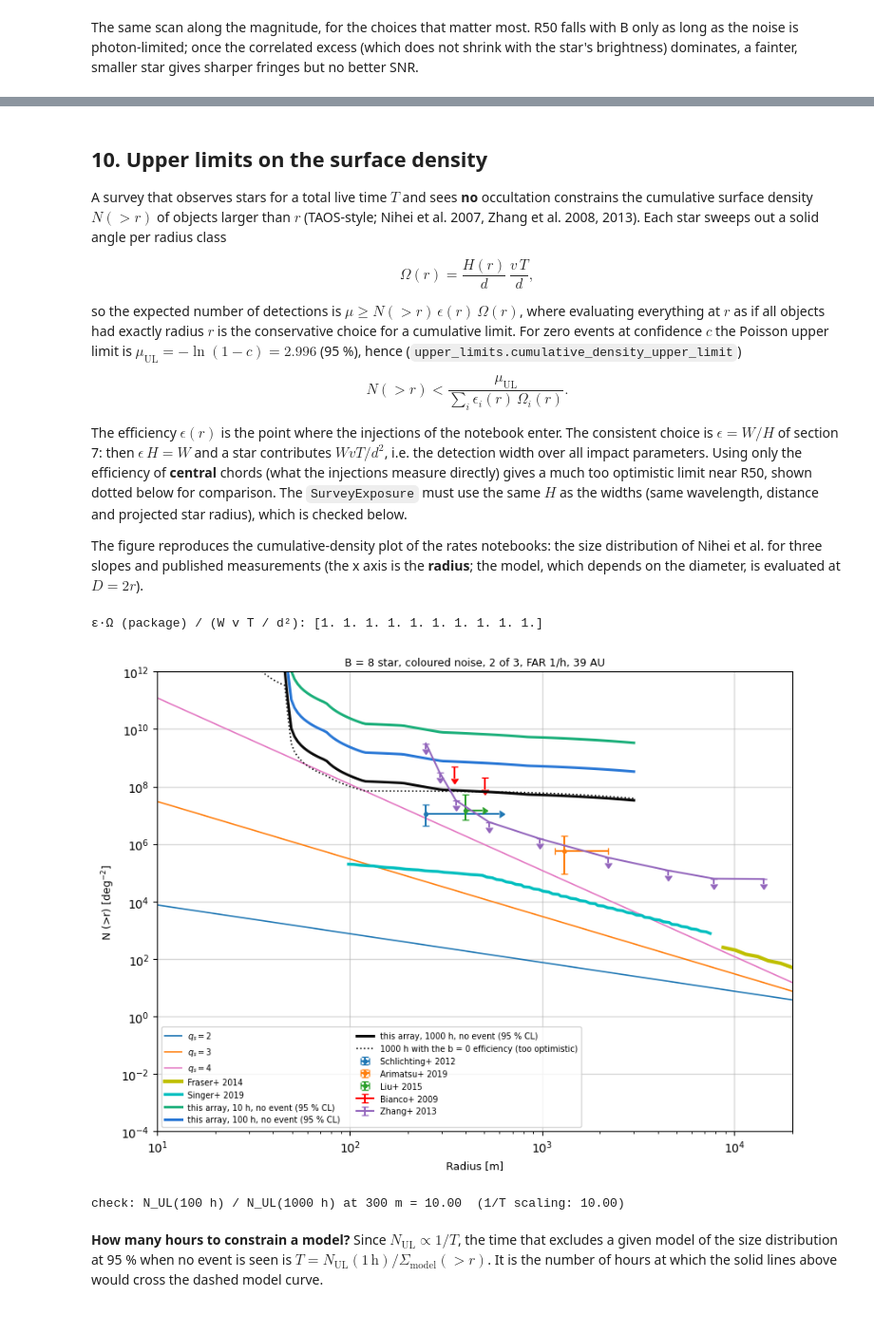
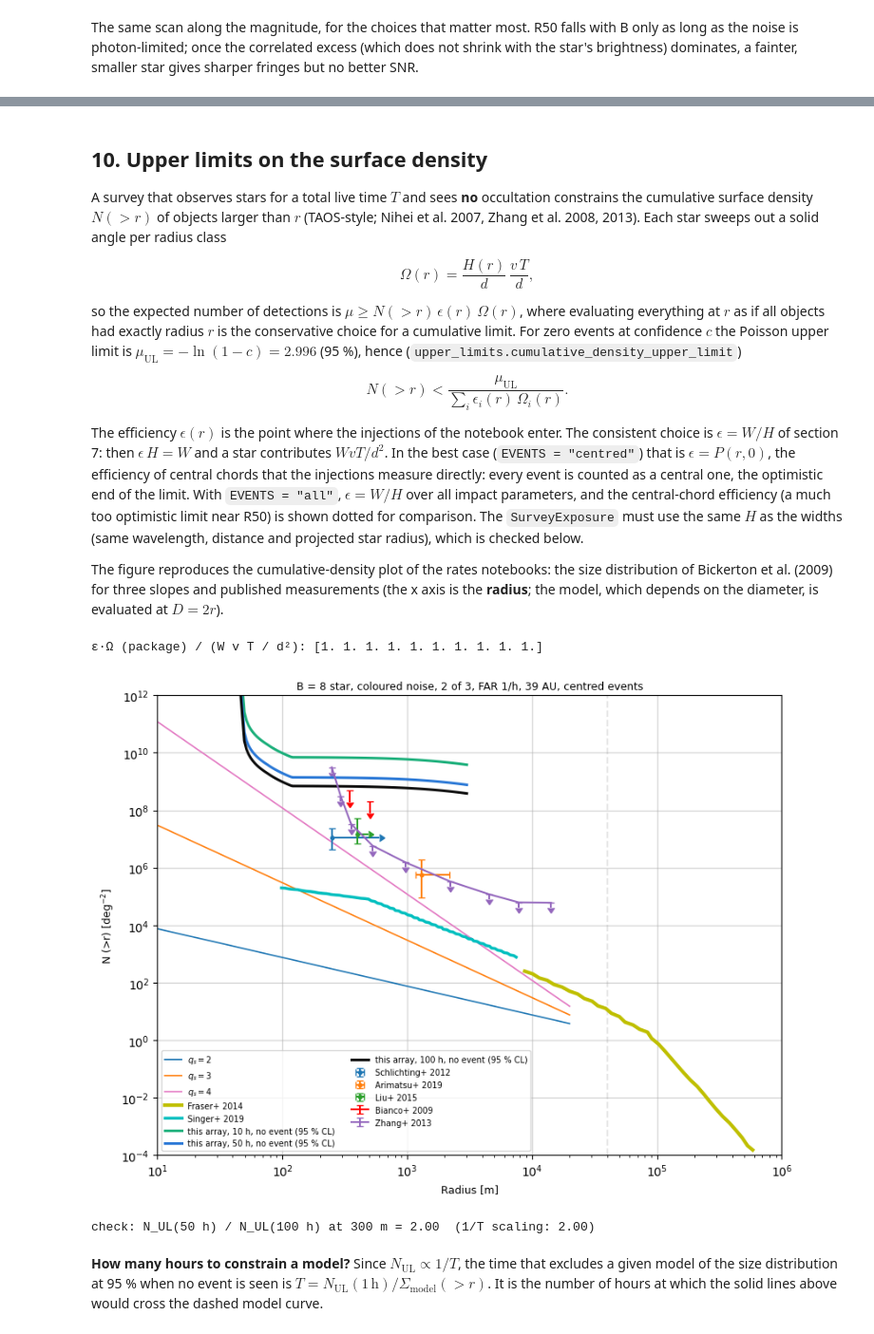
Before and after one commit to eliadse/kbo-occultation, a Jupyter notebook: notebooks/synthetic_upper_limits.ipynb, the cells around one changed output, grey strips where cells are left out. Shown at 95% size. Saved outputs shown, nothing was run; the diff lists cells and outputs as text; code cells hidden in the pictures.

Commit message:
Best case modifications with a bug update on the surface density equation. Also the bank of templates now uses the telescope response

```diff
--- a/notebooks/synthetic_upper_limits.ipynb
+++ b/notebooks/synthetic_upper_limits.ipynb
@@ -684,7 +654,7 @@ ax.set_yscale("log")
 ax.set_ylim(0.5, None)
 ax.set_xlabel("matched-filter SNR of the uninjected run")
 ax.set_ylabel("samples")
-ax.set_title(f"{DEMO_NOISE} noise, bank template of R = 100 m")
+ax.set_title(f"{DEMO_NOISE} noise, template of R = {DEMO_R:g} m")
 ax.legend(frameon=False, fontsize=8)
 finish(fig, "13_snr_trace_histogram")
 # %% [output]
@@ -951,7 +943,7 @@ for i, noise in enumerate(NOISE_MODELS):
             c = INK if "of" in config else TEL_COLOR[config]
             lab = f"{MIN_NTEL} of 3" if "of" in config else TEL_NAME[config]
             ax.errorbar(g["radius_m"], g["eff"], g["eff_err"], fmt="o", ms=3.5, color=c, elinewidth=0.9, alpha=1.0 if "of" in config else 0.7, label=lab)
-            ax.plot(g["radius_m"], g["eff_pred_bank"], color=c, lw=1.8 if "of" in config else 0.9, alpha=1.0 if "of" in config else 0.7)
+            ax.plot(g["radius_m"], g["eff_pred_matched"], color=c, lw=1.8 if "of" in config else 0.9, alpha=1.0 if "of" in config else 0.7)
         ax.axhline(0.5, color=GRID, lw=1)
         ax.set_xscale("log")
         ax.set_xlim(RADII[0] / 1.3, RADII[-1] * 1.3)
@@ -965,6 +957,6 @@ for i, noise in enumerate(NOISE_MODELS):
         if j == 0:
             ax.set_ylabel("detection efficiency")
 axes[0, 0].legend(frameon=False, fontsize=7, loc="lower right")
-fig.suptitle(f"FAR = {HEAD_FAR:g}/h, correction: {HEAD_CORR}; points: injections, lines: bank prediction", fontsize=9, color=INK)
+fig.suptitle(f"FAR = {HEAD_FAR:g}/h, correction: {HEAD_CORR}; points: injections, lines: prediction", fontsize=9, color=INK)
 finish(fig, "16_efficiency")
 # %% [output]
@@ -1039,7 +1028,7 @@ for label, sp in snr_pred.items():
     pf = (cat(parts_f).groupby(by[:3] + ["radius_m", "config", "far_per_hr"], as_index=False)["eff_pred"].mean())
     part = ms.efficiency_r50(pf, "eff_pred", by).rename(columns={"r50_m": f"r50_{label}", "status": f"status_{label}"})
     r50 = r50.merge(part, on=by)
-r50["ratio_bank"] = r50["r50_bank"] / r50["r50_meas"]
+r50["ratio_matched"] = r50["r50_matched"] / r50["r50_meas"]
 
 fig, axes = plt.subplots(1, len(NOISE_MODELS), figsize=(5.0 * len(NOISE_MODELS), 3.6), squeeze=False, sharey=True)
 for ax, noise in zip(axes[0], NOISE_MODELS):
@@ -1051,20 +1040,19 @@ for ax, noise in zip(axes[0], NOISE_MODELS):
         lab = f"{MIN_NTEL} of 3" if "of" in config else TEL_NAME[config]
         w = 1.8 if "of" in config else 0.9
         ax.plot(g["mag_B"], g["r50_meas"], "o", color=c, ms=5 if "of" in config else 3.5, label=lab)
-        ax.plot(g["mag_B"], g["r50_bank"], "-", color=c, lw=w)
-        ax.plot(g["mag_B"], g["r50_matched"], ":", color=c, lw=w)
+        ax.plot(g["mag_B"], g["r50_matched"], "-", color=c, lw=w)
     ax.set_xlabel("B magnitude")
     ax.set_title(f"{noise} noise, FAR {HEAD_FAR:g}/h")
 axes[0, 0].set_ylabel("R50 [m]")
-axes[0, 0].legend(frameon=False, fontsize=7, title="points: injections\nsolid: bank, dotted: matched", title_fontsize=6)
+axes[0, 0].legend(frameon=False, fontsize=7, title="points: injections\nline: matched-template prediction", title_fontsize=6)
 finish(fig, "17_r50_vs_mag")
 
 head = r50[(r50["config"] == f"{MIN_NTEL}of3") & (r50["correction"] == HEAD_CORR)]
-print(f"R50 [m] of {MIN_NTEL} of 3, correction {HEAD_CORR}:  injections / search-bank prediction / matched-template prediction")
+print(f"R50 [m] of {MIN_NTEL} of 3, correction {HEAD_CORR}:  injections / matched-template prediction")
 for far in FARS:
     h = head[head["far_per_hr"] == far]
     print(f"FAR {far:g}/h")
-    print(h.assign(R50=[f"{m:.0f} / {b:.0f} / {t:.0f}" for m, b, t in zip(h["r50_meas"], h["r50_bank"], h["r50_matched"])])
+    print(h.assign(R50=[f"{m:.0f} / {t:.0f}" for m, t in zip(h["r50_meas"], h["r50_matched"])])
           .pivot_table(index="night", columns="mag_B", values="R50", aggfunc="first").to_string())
 bad = r50[(r50["status_meas"] != "ok")]
 if len(bad):
@@ -1196,12 +1193,11 @@ predictions (`ms.model_budget`) builds its instrument without one, so the knob w
 # %%
 BASE_MAG = MAG_MID
 BASE_NOISE = NOISE_MODELS[-1]
-BASE_BANK = "own" if PER_STAR_BANK else "fixed"
+BASE_BANK = None                                      # the matched template; "own" / "fixed": the banks of Appendix A
 KNOB_RADII = np.round(np.geomspace(20.0, 400.0, 11 if FAST else 16), 2)
 FINE_K = np.geomspace(KNOB_RADII[0], KNOB_RADII[-1], 300)        # the SNR is interpolated (log-log) onto this grid
 
-_BANKS = {("own", mag, cfg.heliocentric_au, cfg.x_half_m): bank_own[mag] for mag in MAGS}
-_BANKS[("fixed", None, cfg.heliocentric_au, cfg.x_half_m)] = bank_fixed
+_BANKS = {}
 
 
 def bank_for(kind, mag, cfg_v):
@@ -1224,8 +1220,8 @@ def predict_r50(mag, *, noise=BASE_NOISE, cfg_v=None, k=MIN_NTEL, far=HEAD_FAR,
     star = star_of[mag]
     fam = family_of(star, cfg_v, KNOB_RADII)
     bk = bank_for(bank, mag, cfg_v)
-    cv = curves[(f"synthetic-{noise}", corr)]
-    thr, _ = ms.array_threshold(cv, tuple(channels), k, far, cfg_v.tolerance_s())
+    cv = curves_by_R[(f"synthetic-{noise}", corr)]                    # the false alarms of each template
+    thr = ms.array_threshold_by_radius(cv, tuple(channels), k, far, cfg_v.tolerance_s(), FINE_K)
     snr = {}
     for p in group_of(noise, mag):
         if p.channel not in channels:
@@ -1249,10 +1245,7 @@ if BASE_NOISE == "coloured":
     knobs += [("Noise", "excess fixed in total-signal units", dict(cfg_v=replace(cfg, excess_scaling="total")))]
 sc, scat = ms.SNR_CALIBRATION_STATIONARY["whitened"]
 knobs += [("Noise", f"real-data SNR calibration (×{sc:.2f}, σ {scat:.2f})", dict(cfg_v=replace(cfg, snr_scale=sc, snr_scatter=scat)))]
-knobs += [("Instrument", "LST-1 at infinity focus (×2 light)", dict(focus=2.0)),
-          ("Instrument", "matched template (ideal bank)", dict(bank=None))]
-if PER_STAR_BANK:
-    knobs += [("Instrument", "fixed 0.03 mas search bank", dict(bank="fixed"))]
+knobs += [("Instrument", "LST-1 at infinity focus (×2 light)", dict(focus=2.0))]
 for d in (30.0, 50.0):
     knobs += [("Observation", f"KBO at {d:g} AU", dict(cfg_v=replace(cfg, distance_au=d, heliocentric_au=d + 1.0)))]
 knobs += [("Observation", f"airmass {a:g}", dict(airmass=a)) for a in (1.0, 1.6)]
@@ -1416,12 +1406,13 @@ upper limit is $\mu_\mathrm{UL} = -\ln(1-c) = 2.996$ (95 %), hence (`upper_limit
 $$N(>r) < \frac{\mu_\mathrm{UL}}{\sum_i \epsilon_i(r)\,\Omega_i(r)} .$$
 
 The efficiency $\epsilon(r)$ is the point where the injections of the notebook enter. The consistent choice is
-$\epsilon = W/H$ of section 7: then $\epsilon\,H = W$ and a star contributes $W v T/d^2$, i.e. the detection width over all
-impact parameters. Using only the efficiency of **central** chords (what the injections measure directly) gives a much
-too optimistic limit near R50, shown dotted below for comparison. The `SurveyExposure` must use the same $H$ as the widths
-(same wavelength, distance and projected star radius), which is checked below.
+$\epsilon = W/H$ of section 7: then $\epsilon\,H = W$ and a star contributes $W v T/d^2$. In the best case
+(`EVENTS = "centred"`) that is $\epsilon = P(r,0)$, the efficiency of central chords that the injections measure directly: every
+event is counted as a central one, the optimistic end of the limit. With `EVENTS = "all"`, $\epsilon = W/H$ over all impact
+parameters, and the central-chord efficiency (a much too optimistic limit near R50) is shown dotted for comparison. The
+`SurveyExposure` must use the same $H$ as the widths (same wavelength, distance and projected star radius), which is checked below.
 
-The figure reproduces the cumulative-density plot of the rates notebooks: the size distribution of Nihei et al. for three
+The figure reproduces the cumulative-density plot of the rates notebooks: the size distribution of Bickerton et al. (2009) for three
 slopes and published measurements (the x axis is the **radius**; the model, which depends on the diameter, is evaluated at
 $D = 2r$).
 # %%
@@ -1481,32 +1472,33 @@ print("ε·Ω (package) / (W v T / d²):", np.round(omega_h / omega_w, 4))
 # %%
 UL_MAG, UL_NOISE = BASE_MAG, BASE_NOISE
 R_UL = np.geomspace(WIDTH_RADII[0], WIDTH_RADII[-1], 120)
 fig, ax = plt.subplots(figsize=(8.5, 6.4))
 nihei_model(ax, np.geomspace(10, 2e4, 200))
 plot_literature(ax)
 for hours, c in zip(SURVEY_HOURS, ("#1baf7a", "#2a78d6", "#0b0b0b")):
     res = cumulative_density_upper_limit([survey_exposure(UL_MAG, UL_NOISE, hours)], R_UL, confidence=0.95)
     ok = np.isfinite(res.n_upper_deg2)
     ax.plot(R_UL[ok], res.n_upper_deg2[ok], color=c, lw=2.2, label=f"this array, {hours:g} h, no event (95 % CL)")
-res = cumulative_density_upper_limit([survey_exposure(UL_MAG, UL_NOISE, SURVEY_HOURS[-1], kind="b0")], R_UL)
-ok = np.isfinite(res.n_upper_deg2)
-ax.plot(R_UL[ok], res.n_upper_deg2[ok], color="#0b0b0b", lw=1.2, ls=":", label=f"{SURVEY_HOURS[-1]:g} h with the b = 0 efficiency (too optimistic)")
+if EVENTS == "all":
+    res = cumulative_density_upper_limit([survey_exposure(UL_MAG, UL_NOISE, SURVEY_HOURS[-1], kind="b0")], R_UL)
+    ok = np.isfinite(res.n_upper_deg2)
+    ax.plot(R_UL[ok], res.n_upper_deg2[ok], color="#0b0b0b", lw=1.2, ls=":", label=f"{SURVEY_HOURS[-1]:g} h with the b = 0 efficiency (too optimistic)")
 ax.set_xscale("log")
 ax.set_yscale("log")
 ax.set_xlabel("Radius [m]")
 ax.set_ylabel(r"N (>r) [$\mathrm{deg^{-2}}$]")
 ax.set_ylim(1e-4, 1e12)
-ax.set_xlim(10, 2e4)
+ax.set_xlim(10, 1e6)
 ax.grid(True, linewidth=1, alpha=0.5)
 ax.legend(loc="lower left", fontsize=7, ncol=2)
-ax.set_title(f"B = {UL_MAG:g} star, {UL_NOISE} noise, {MIN_NTEL} of 3, FAR {HEAD_FAR:g}/h, {cfg.distance_au:g} AU", fontsize=9)
+ax.set_title(f"B = {UL_MAG:g} star, {UL_NOISE} noise, {MIN_NTEL} of 3, FAR {HEAD_FAR:g}/h, {cfg.distance_au:g} AU, {EVENTS} events", fontsize=9)
 finish(fig, "22_upper_limits")
 a = cumulative_density_upper_limit([survey_exposure(UL_MAG, UL_NOISE, SURVEY_HOURS[-2])], np.array([300.0])).n_upper_deg2[0]
 b = cumulative_density_upper_limit([survey_exposure(UL_MAG, UL_NOISE, SURVEY_HOURS[-1])], np.array([300.0])).n_upper_deg2[0]
 print(f"check: N_UL({SURVEY_HOURS[-2]:g} h) / N_UL({SURVEY_HOURS[-1]:g} h) at 300 m = {a / b:.2f}  (1/T scaling: {SURVEY_HOURS[-1] / SURVEY_HOURS[-2]:.2f})")
 # %% [output]
-[figure, old version]
+[figure, new version]
-check: N_UL(100 h) / N_UL(1000 h) at 300 m = 10.00  (1/T scaling: 10.00)
+check: N_UL(50 h) / N_UL(100 h) at 300 m = 2.00  (1/T scaling: 2.00)
 # %% [markdown]
 **How many hours to constrain a model?** Since $N_\mathrm{UL}\propto 1/T$, the time that excludes a given model of the
 size distribution at 95 % when no event is seen is $T = N_\mathrm{UL}(1\,\mathrm{h}) / \Sigma_\mathrm{model}(>r)$. It is the
```
Also changed, not shown: parts of 46 cells of this notebook, 9 other files.
